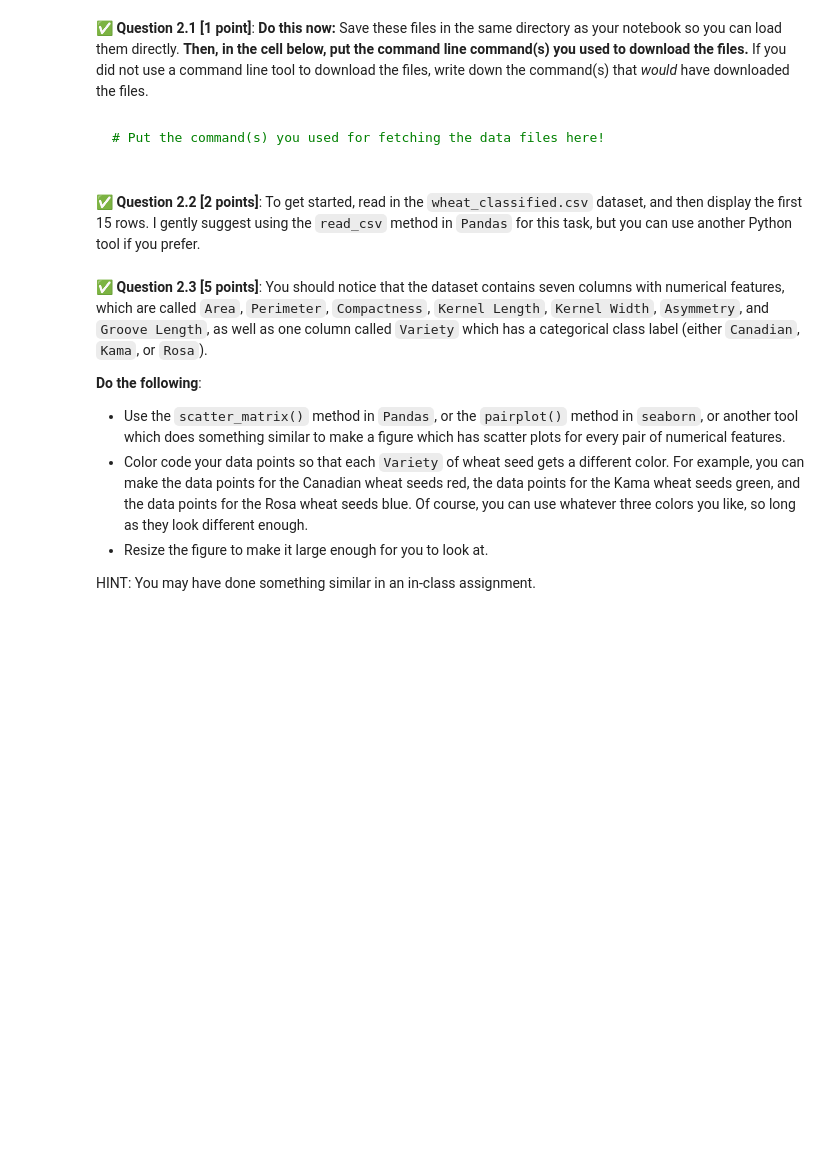
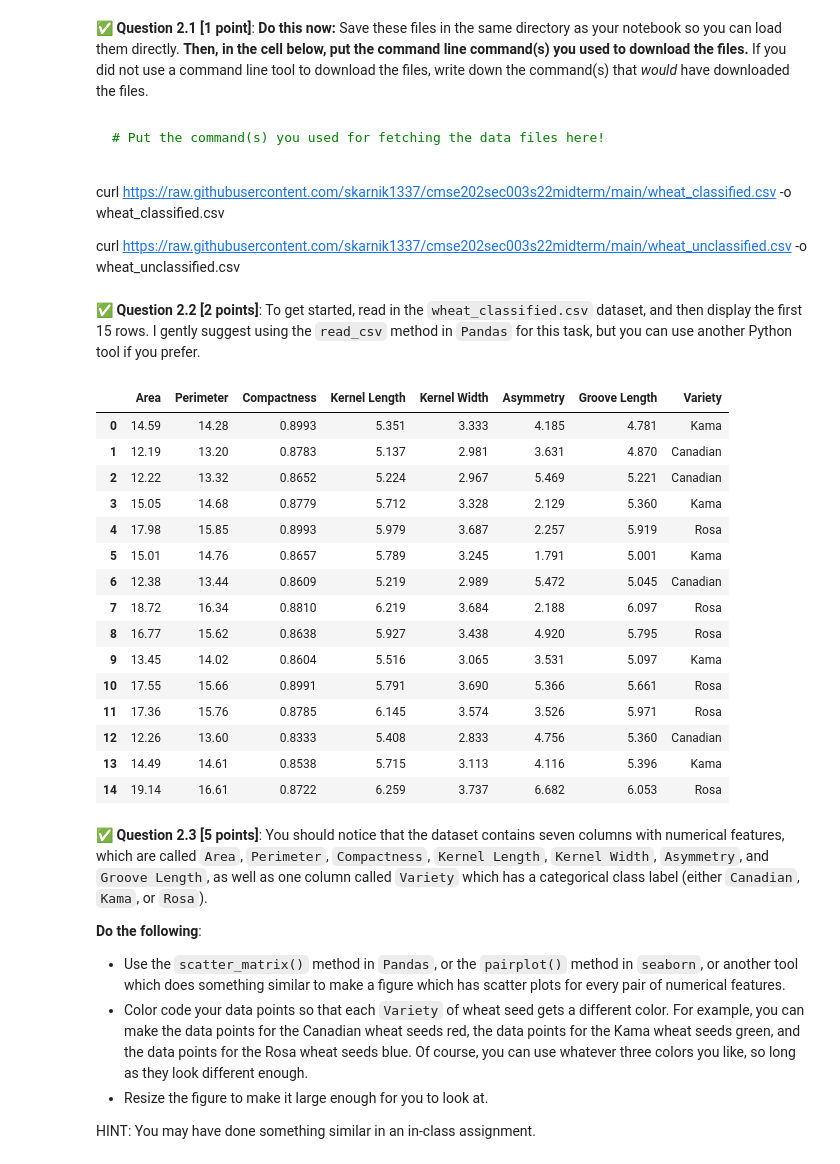
Before and after one commit to silentsiren701/cmse202-s22-turnin, a Jupyter notebook: midterm/CMSE202-Midterm-Section003-STUDENT.ipynb, the cells around one changed output. Drawn from its saved outputs; the diff is of its cells as text; code cells hidden in the pictures; blank space fills up the shorter version.

````diff
--- a/midterm/CMSE202-Midterm-Section003-STUDENT.ipynb
+++ b/midterm/CMSE202-Midterm-Section003-STUDENT.ipynb
@@ -75,10 +77,34 @@ To get started, you will need to download two files - `wheat_classified.csv` and
 # Put the command(s) you used for fetching the data files here!
 
 ```
+curl https://raw.githubusercontent.com/skarnik1337/cmse202sec003s22midterm/main/wheat_classified.csv -o wheat_classified.csv
+
+curl https://raw.githubusercontent.com/skarnik1337/cmse202sec003s22midterm/main/wheat_unclassified.csv -o wheat_unclassified.csv
 # %% [markdown]
 &#9989; **Question 2.2 [2 points]**: To get started, read in the `wheat_classified.csv` dataset, and then display the first 15 rows. I gently suggest using the `read_csv` method in `Pandas` for this task, but you can use another Python tool if you prefer.
 # %%
 ### Put your code for Question 2.2 here
+import pandas as pd
+
+wc = pd.read_csv("wheat_classified.csv")
+wc.head(15)
+# %% [output]
+|  | Area | Perimeter | Compactness | Kernel Length | Kernel Width | Asymmetry | Groove Length | Variety |
+| 0 | 14.59 | 14.28 | 0.8993 | 5.351 | 3.333 | 4.185 | 4.781 | Kama |
+| 1 | 12.19 | 13.20 | 0.8783 | 5.137 | 2.981 | 3.631 | 4.870 | Canadian |
+| 2 | 12.22 | 13.32 | 0.8652 | 5.224 | 2.967 | 5.469 | 5.221 | Canadian |
+| 3 | 15.05 | 14.68 | 0.8779 | 5.712 | 3.328 | 2.129 | 5.360 | Kama |
+| 4 | 17.98 | 15.85 | 0.8993 | 5.979 | 3.687 | 2.257 | 5.919 | Rosa |
+| 5 | 15.01 | 14.76 | 0.8657 | 5.789 | 3.245 | 1.791 | 5.001 | Kama |
+| 6 | 12.38 | 13.44 | 0.8609 | 5.219 | 2.989 | 5.472 | 5.045 | Canadian |
+| 7 | 18.72 | 16.34 | 0.8810 | 6.219 | 3.684 | 2.188 | 6.097 | Rosa |
+| 8 | 16.77 | 15.62 | 0.8638 | 5.927 | 3.438 | 4.920 | 5.795 | Rosa |
+| 9 | 13.45 | 14.02 | 0.8604 | 5.516 | 3.065 | 3.531 | 5.097 | Kama |
+| 10 | 17.55 | 15.66 | 0.8991 | 5.791 | 3.690 | 5.366 | 5.661 | Rosa |
+| 11 | 17.36 | 15.76 | 0.8785 | 6.145 | 3.574 | 3.526 | 5.971 | Rosa |
+| 12 | 12.26 | 13.60 | 0.8333 | 5.408 | 2.833 | 4.756 | 5.360 | Canadian |
+| 13 | 14.49 | 14.61 | 0.8538 | 5.715 | 3.113 | 4.116 | 5.396 | Kama |
+| 14 | 19.14 | 16.61 | 0.8722 | 6.259 | 3.737 | 6.682 | 6.053 | Rosa |
 # %% [markdown]
 &#9989; **Question 2.3 [5 points]**: You should notice that the dataset contains seven columns with numerical features, which are called `Area`, `Perimeter`, `Compactness`, `Kernel Length`, `Kernel Width`, `Asymmetry`, and `Groove Length`, as well as one column called `Variety` which has a categorical class label (either `Canadian`, `Kama`, or `Rosa`).
 
````
Also changed, not shown: parts of 6 cells of this notebook, 2 other files.
